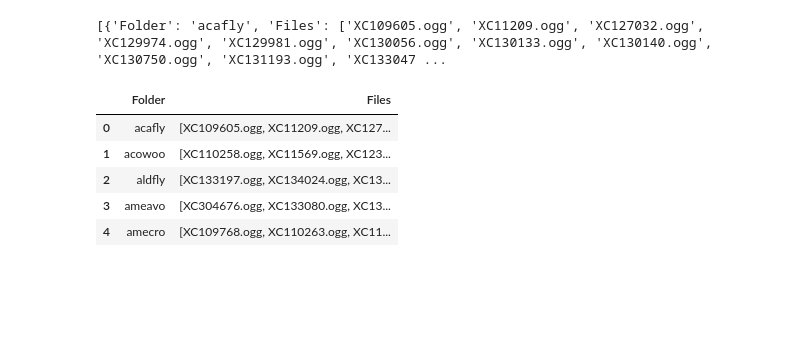
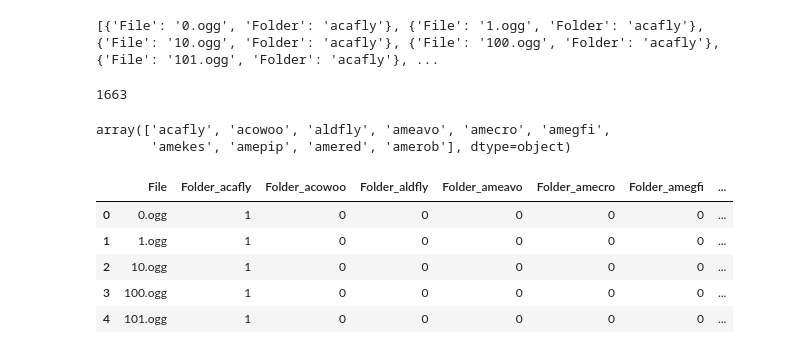
Before and after one commit to rashim27us/Bird-Sound-Identifier, a Jupyter notebook: bird_sound_classification.ipynb, the cells around one changed output. Cells and saved outputs as stored; diff of their text form; code cells hidden in the pictures; blank space fills up the shorter version.

```diff
--- a/bird_sound_classification.ipynb
+++ b/bird_sound_classification.ipynb
@@ -16,23 +13,46 @@ To enable the following instructions: AVX2 FMA, in other operations, rebuild Ten
+# %%
+main_folder_path = "/media/yash/New Volume/data/short data"
+i=0
+for folder_name in os.listdir(main_folder_path):
+    folder_path = os.path.join(main_folder_path, folder_name)
+    if os.path.isdir(folder_path):
+        for filename in os.listdir(folder_path):
+            new_filename = f"{i}.ogg"
+            i+=1
+            current_file_path = os.path.join(folder_path, filename)
+            new_file_path = os.path.join(folder_path, new_filename)
+            os.rename(current_file_path, new_file_path)
 # %%
-main_folder_path = "/media/yash/New Volume/data/short data"
 data = []
 for folder_name in os.listdir(main_folder_path):
     folder_path = os.path.join(main_folder_path, folder_name)
     if os.path.isdir(folder_path):
         files = os.listdir(folder_path)
-        data.append({'Folder': folder_name, 'Files':files})
+        for file in files:
+            data.append({'File': file, 'Folder':folder_name})
 # %%
 print(data)
 # %% [output]
-[{'Folder': 'acafly', 'Files': ['XC109605.ogg', 'XC11209.ogg', 'XC127032.ogg', 'XC129974.ogg', 'XC129981.ogg', 'XC130056.ogg', 'XC130133.ogg', 'XC130140.ogg', 'XC130750.ogg', 'XC131193.ogg', 'XC133047 ...
+[{'File': '0.ogg', 'Folder': 'acafly'}, {'File': '1.ogg', 'Folder': 'acafly'}, {'File': '10.ogg', 'Folder': 'acafly'}, {'File': '100.ogg', 'Folder': 'acafly'}, {'File': '101.ogg', 'Folder': 'acafly'}, ...
 # %%
 df = pd.DataFrame(data)
+# %%
+len(df)
+# %% [output]
+1663
+# %%
+df['Folder'].unique()
+# %% [output]
+array(['acafly', 'acowoo', 'aldfly', 'ameavo', 'amecro', 'amegfi',
+       'amekes', 'amepip', 'amered', 'amerob'], dtype=object)
+# %%
+encoded_df = pd.get_dummies(df, columns=['Folder'])
 # %%
-df.head()
+encoded_df.head()
 # %% [output]
-|  | Folder | Files |
-| 0 | acafly | [XC109605.ogg, XC11209.ogg, XC127... |
-| 1 | acowoo | [XC110258.ogg, XC11569.ogg, XC123... |
-| 2 | aldfly | [XC133197.ogg, XC134024.ogg, XC13... |
-| 3 | ameavo | [XC304676.ogg, XC133080.ogg, XC13... |
-| 4 | amecro | [XC109768.ogg, XC110263.ogg, XC11... |
+|  | File | Folder_acafly | Folder_acowoo | Folder_aldfly | Folder_ameavo | Folder_amecro | Folder_amegfi | ... |
+| 0 | 0.ogg | 1 | 0 | 0 | 0 | 0 | 0 | ... |
+| 1 | 1.ogg | 1 | 0 | 0 | 0 | 0 | 0 | ... |
+| 2 | 10.ogg | 1 | 0 | 0 | 0 | 0 | 0 | ... |
+| 3 | 100.ogg | 1 | 0 | 0 | 0 | 0 | 0 | ... |
+| 4 | 101.ogg | 1 | 0 | 0 | 0 | 0 | 0 | ... |
```
Also changed, not shown: parts of 5 cells of this notebook.
